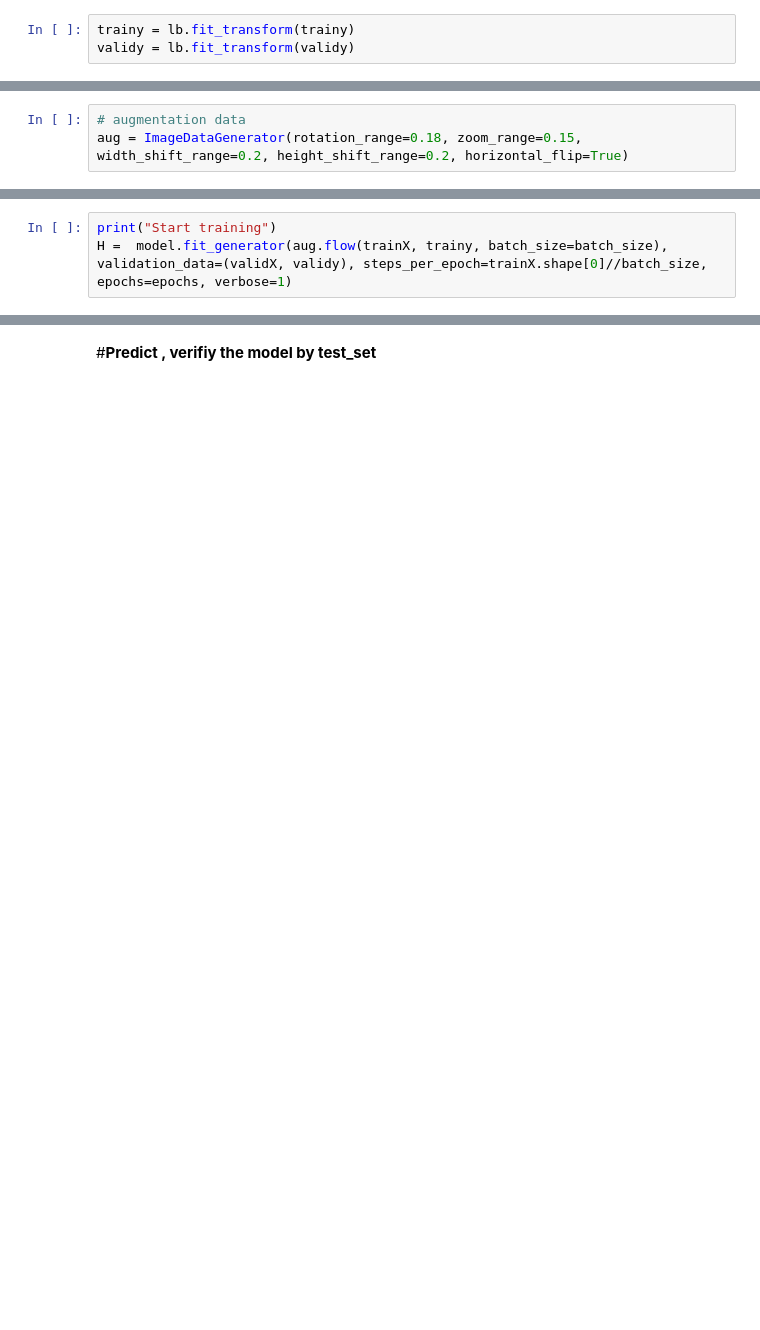
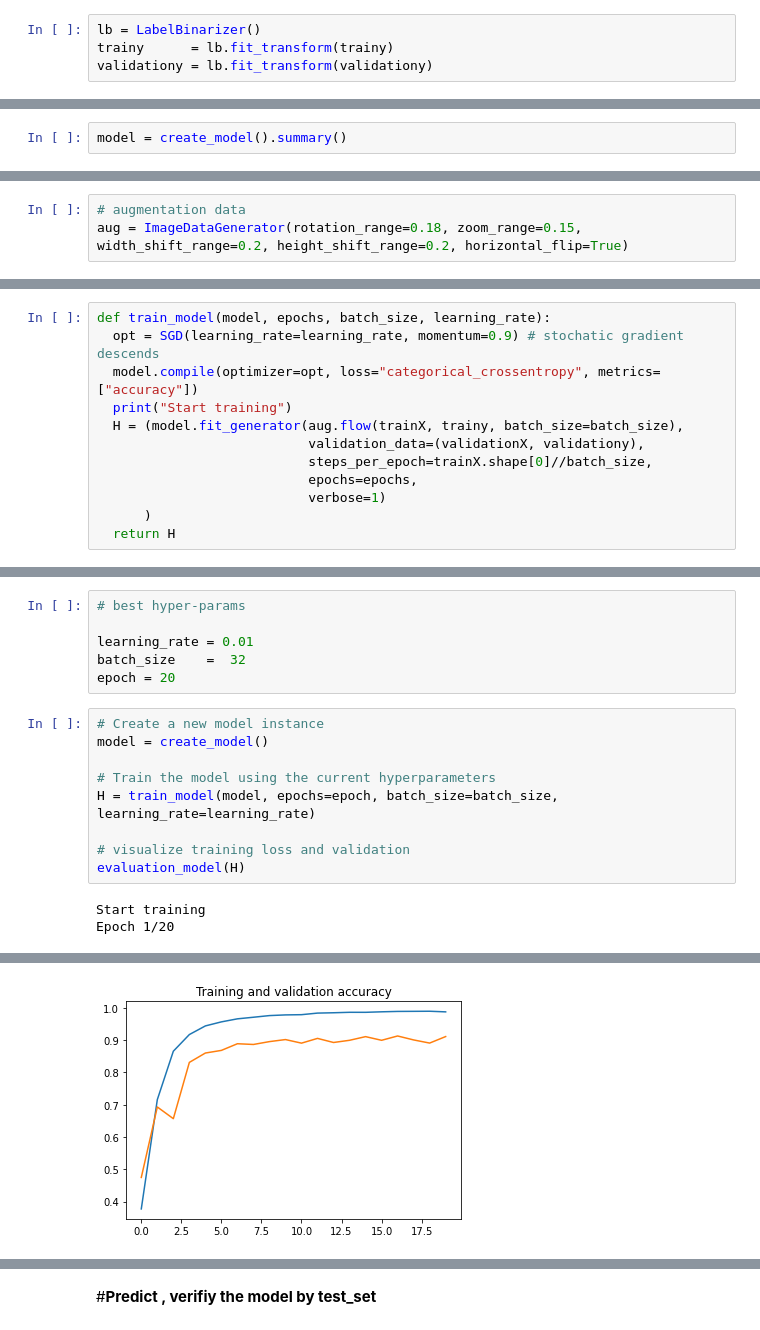
Before and after one commit to quochungtran/build-road-signal-classifiations, a Jupyter notebook: build_road_signal_classifiations.ipynb, the cells around one changed output, grey strips where cells are left out. Cells and saved outputs as stored; diff of their text form; blank space fills up the shorter version.

```diff
--- a/build_road_signal_classifiations.ipynb
+++ b/build_road_signal_classifiations.ipynb
@@ -224,3 +258,4 @@ lb = LabelBinarizer()
 # %%
-trainy = lb.fit_transform(trainy)
-validy = lb.fit_transform(validy)
+lb = LabelBinarizer()
+trainy      = lb.fit_transform(trainy)
+validationy = lb.fit_transform(validationy)
@@ -321,0 +346,2 @@ _________________________________________________________________
+# %%
+model = create_model().summary()
@@ -334,3 +393,12 @@ model.compile(optimizer=opt, loss="categorical_crossentropy", metrics=["accuracy
 # %%
-print("Start training")
-H =  model.fit_generator(aug.flow(trainX, trainy, batch_size=batch_size), validation_data=(validX, validy), steps_per_epoch=trainX.shape[0]//batch_size, epochs=epochs, verbose=1)
+def train_model(model, epochs, batch_size, learning_rate):
+  opt = SGD(learning_rate=learning_rate, momentum=0.9) # stochatic gradient descends
+  model.compile(optimizer=opt, loss="categorical_crossentropy", metrics=["accuracy"])
+  print("Start training")
+  H = (model.fit_generator(aug.flow(trainX, trainy, batch_size=batch_size),
+                           validation_data=(validationX, validationy),
+                           steps_per_epoch=trainX.shape[0]//batch_size,
+                           epochs=epochs,
+                           verbose=1)
+      )
+  return H
@@ -388,0 +474,18 @@ No handles with labels found to put in legend.
+# %%
+# best hyper-params
+
+learning_rate = 0.01
+batch_size    =  32
+epoch = 20
+# %%
+# Create a new model instance
+model = create_model()
+
+# Train the model using the current hyperparameters
+H = train_model(model, epochs=epoch, batch_size=batch_size, learning_rate=learning_rate)
+
+# visualize training loss and validation
+evaluation_model(H)
+# %% [output]
+Start training
+Epoch 1/20
@@ -388,0 +510 @@ No handles with labels found to put in legend.
+[figure, added]
```
Also changed, not shown: parts of 95 cells of this notebook.
